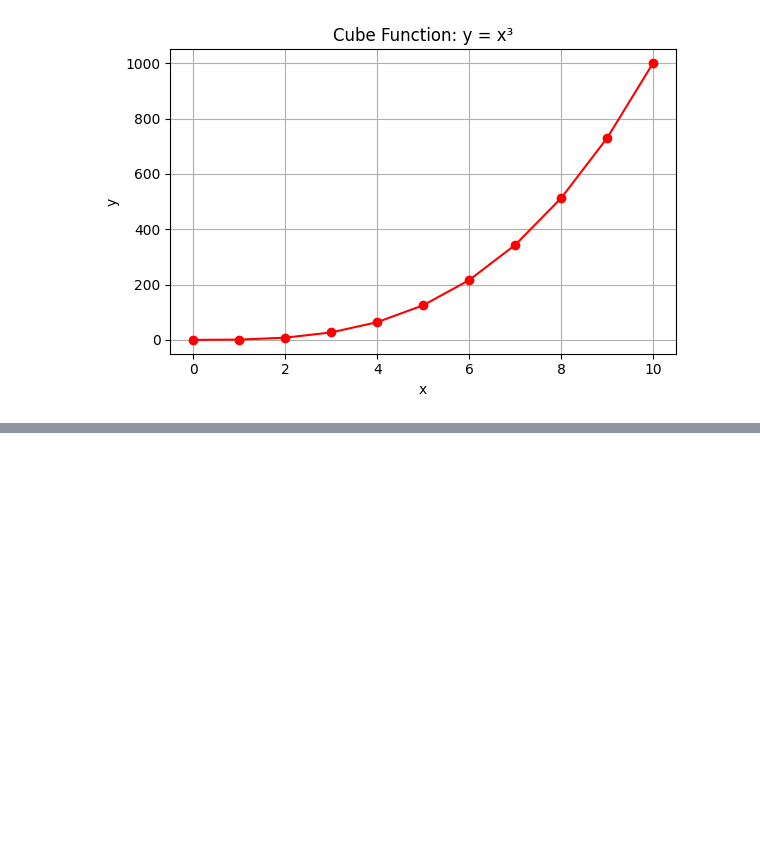
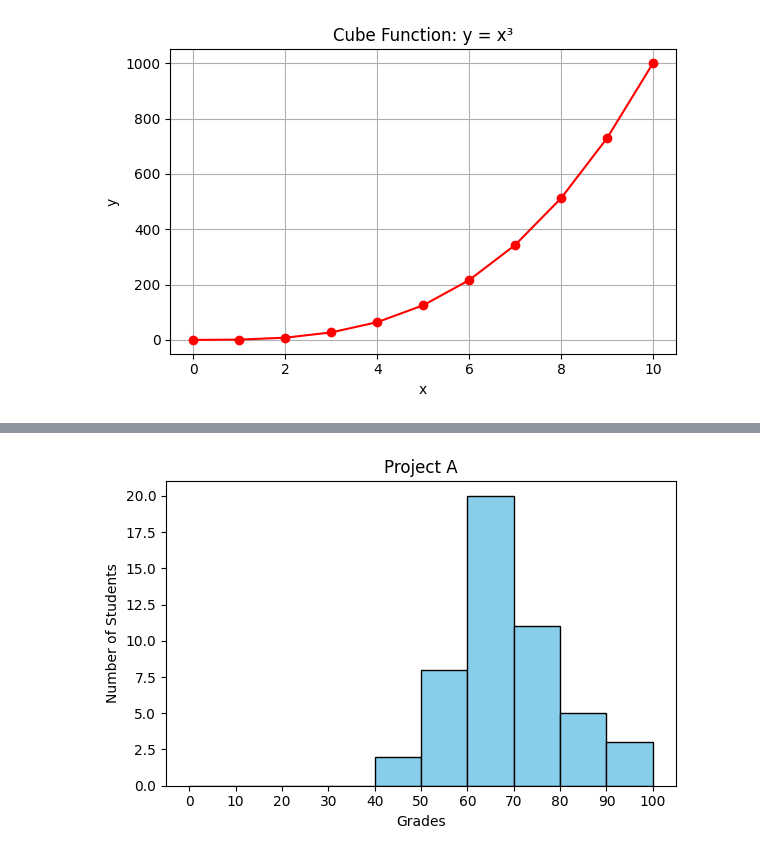
Before and after one commit to Innocente0/alu-machine_learning, a Jupyter notebook: 0_line.ipynb, the cells around one changed output, grey strips where cells are left out. Drawn from its saved outputs; the diff is of its cells as text; code cells hidden in the pictures; blank space fills up the shorter version.

```diff
--- a/0_line.ipynb
+++ b/0_line.ipynb
@@ -45,0 +91,23 @@ plt.show()
+# %%
+#!/usr/bin/env python3
+
+np.random.seed(5)
+student_grades = np.random.normal(68, 15, 50)
+
+# your code here
+bins = np.arange(0, 101, 10)
+plt.figure(figsize=(6, 4))
+plt.hist(
+    student_grades,
+    bins=bins,
+    edgecolor='black',
+    color='skyblue'
+)
+plt.xlabel('Grades')
+plt.ylabel('Number of Students')
+plt.title('Project A')
+plt.xticks(bins)
+plt.tight_layout()
+plt.show()
+# %% [output]
+[figure, added]
```
Also changed, not shown: parts of 6 cells of this notebook.
